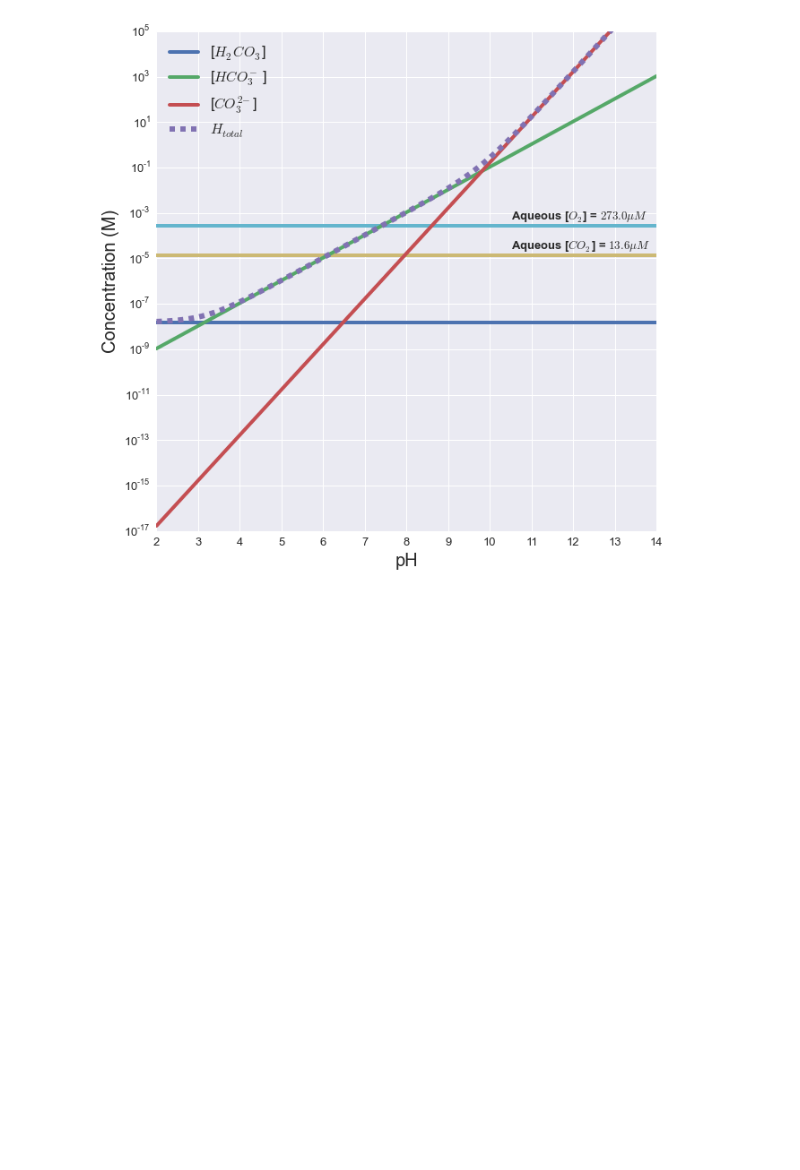
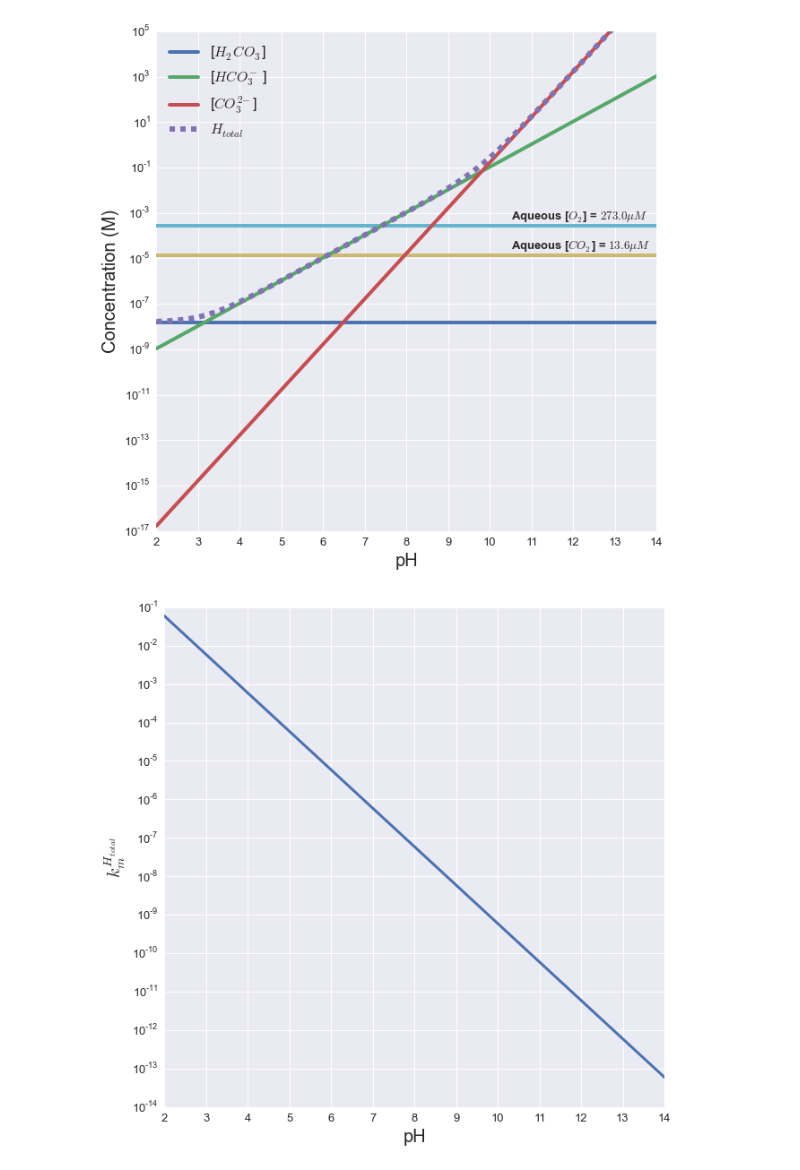
Before and after one commit to niallmm/ccm_Trichodesmium, a Jupyter notebook: python/ipython_notebooks/CO2_Htotal_Equilibria.ipynb, the cells around one changed output. Cells and saved outputs as stored; diff of their text form; code cells hidden in the pictures; blank space fills up the shorter version.

Commit message:
Add a figure plotting the effective permeability coefficient.

```diff
--- a/python/ipython_notebooks/CO2_Htotal_Equilibria.ipynb
+++ b/python/ipython_notebooks/CO2_Htotal_Equilibria.ipynb
@@ -229,3 +229,21 @@ pylab.yticks(fontsize=13)
 pylab.show()
 # %% [output]
 [figure]
+# %%
+# Plot the approximate effective permeability of HCO3- as a function of pH
+# pKa1 as calculated above at I = 0.2 M.
+pKa1 = (dGf_hco3_I - dGf_h2co3_I) / (R*T*log(10))
+
+# Effective permeability as derived in SI.
+P_h2co3 = 3e-3  # cm/s
+Peff_hco3 = P_h2co3 * np.power(10, pKa1 - pH_range)
+
+pylab.figure(figsize=(10,10))
+pylab.semilogy(pH_range, Peff_hco3, lw=3)
+pylab.xlabel('pH', fontsize=20)
+pylab.ylabel('$k_m^{H_{total}}$', fontsize=20)
+pylab.xticks(np.arange(2,15), fontsize=13)
+pylab.yticks(fontsize=13)
+pylab.show()
+# %% [output]
+[figure, added]
```
